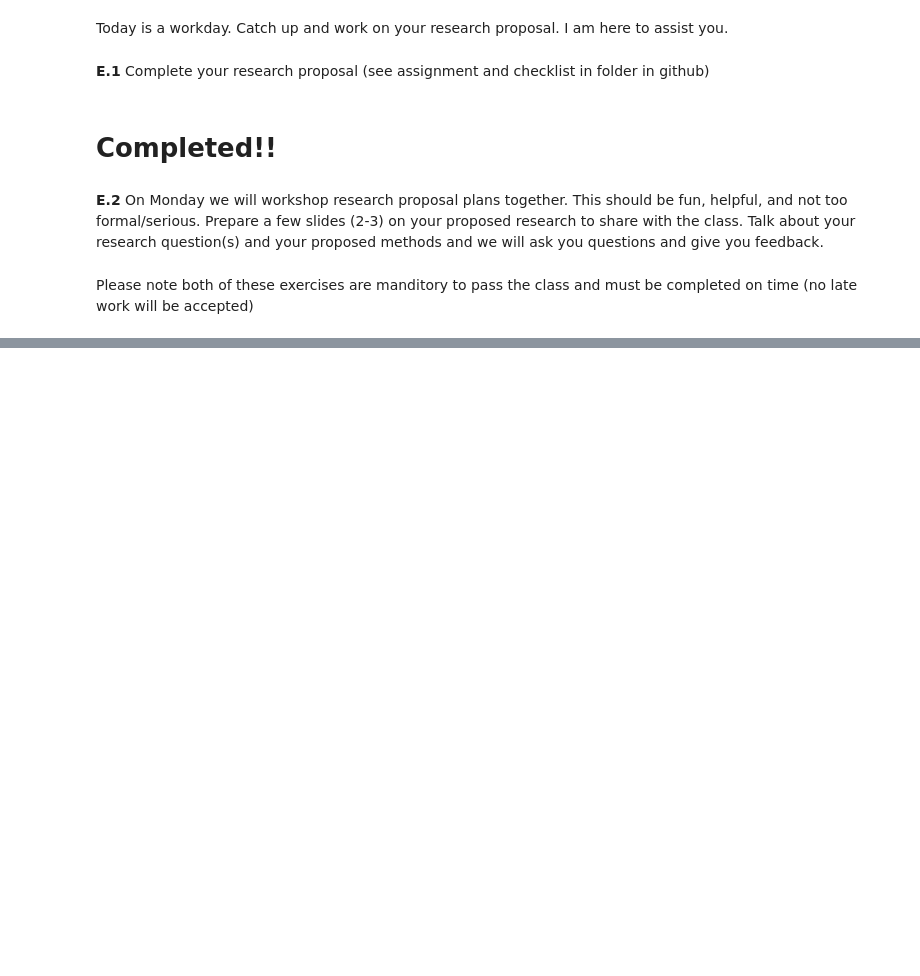
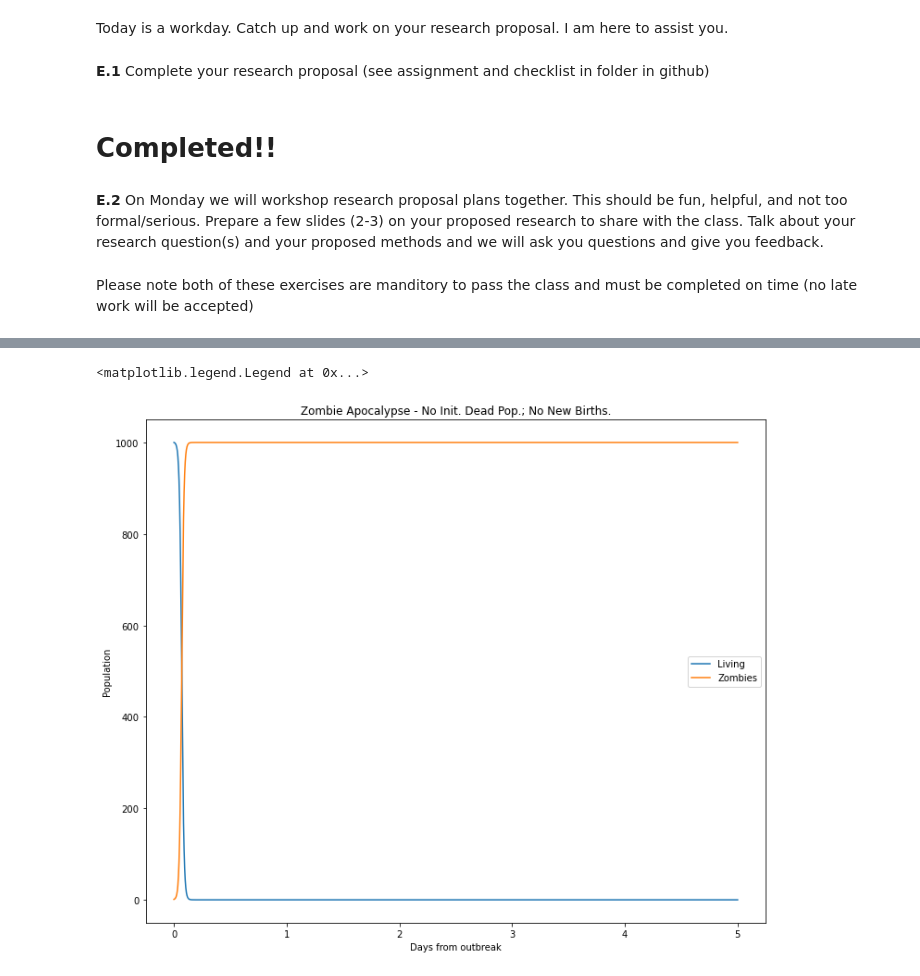
Before and after one commit to chsharrison/IntroSciComp_S2021, a Jupyter notebook: Rocio Hernandez/Lab11.2_reserach_proposals.ipynb, the cells around one changed output, grey strips where cells are left out. Drawn from its saved outputs; the diff is of its cells as text; code cells hidden in the pictures; blank space fills up the shorter version.

```diff
--- a/Rocio Hernandez/Lab11.2_reserach_proposals.ipynb
+++ b/Rocio Hernandez/Lab11.2_reserach_proposals.ipynb
@@ -122,0 +270,29 @@ Please note both of these exercises are manditory to pass the class and must be
+# %%
+#Here I increased the initial population and then added a zombie population of 1! Lert's say this zombie escaped
+#a government experiment facility.
+#ok, im having fun with this!
+
+# initial conditions
+S0 = 1000.              # initial population
+Z0 = 1                 # initial zombie population
+R0 = 0                 # initial death population
+y0 = [S0, Z0, R0]     # initial condition vector
+t  = np.linspace(0, 5., 1000)         # time grid
+
+# solve the DEs
+soln = odeint(f, y0, t)
+S = soln[:, 0]
+Z = soln[:, 1]
+R = soln[:, 2]
+
+# plot results
+plt.figure()
+plt.plot(t, S, label='Living')
+plt.plot(t, Z, label='Zombies')
+plt.xlabel('Days from outbreak')
+plt.ylabel('Population')
+plt.title('Zombie Apocalypse - No Init. Dead Pop.; No New Births.')
+plt.legend(loc=0)
+# %% [output]
+<matplotlib.legend.Legend at 0x...>
+[figure, added]
```
Also changed, not shown: parts of 13 cells of this notebook.
